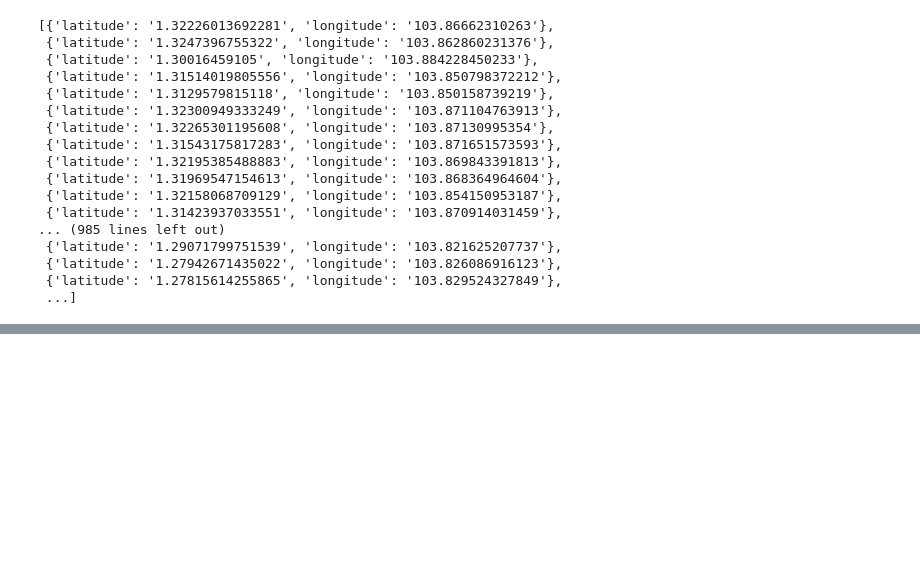
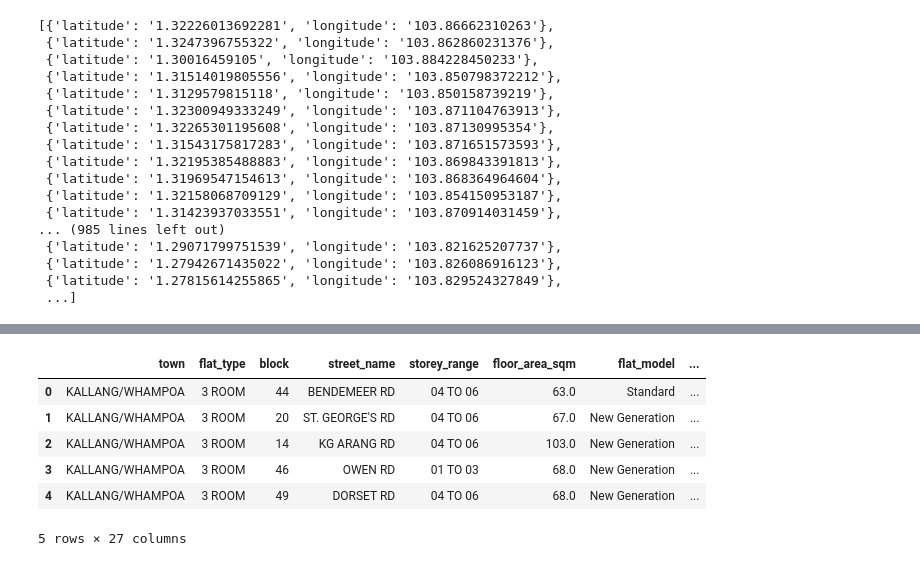
Before and after one commit to kthemanth/kthemanth.github.io, a Jupyter notebook: onemap.ipynb, the cells around one changed output, grey strips where cells are left out. Saved outputs shown, nothing was run; the diff lists cells and outputs as text; code cells hidden in the pictures; blank space fills up the shorter version.

```diff
--- a/onemap.ipynb
+++ b/onemap.ipynb
@@ -243,0 +273,10 @@ df.to_csv('formatted_points.csv', index=False)
+# %%
+df.head()
+# %% [output]
+|  | town | flat_type | block | street_name | storey_range | floor_area_sqm | flat_model | ... |
+| 0 | KALLANG/WHAMPOA | 3 ROOM | 44 | BENDEMEER RD | 04 TO 06 | 63.0 | Standard | ... |
+| 1 | KALLANG/WHAMPOA | 3 ROOM | 20 | ST. GEORGE'S RD | 04 TO 06 | 67.0 | New Generation | ... |
+| 2 | KALLANG/WHAMPOA | 3 ROOM | 14 | KG ARANG RD | 04 TO 06 | 103.0 | New Generation | ... |
+| 3 | KALLANG/WHAMPOA | 3 ROOM | 46 | OWEN RD | 01 TO 03 | 68.0 | New Generation | ... |
+| 4 | KALLANG/WHAMPOA | 3 ROOM | 49 | DORSET RD | 04 TO 06 | 68.0 | New Generation | ... |
+5 rows × 27 columns
```
Also changed, not shown: parts of 10 cells of this notebook, 4 other files.
